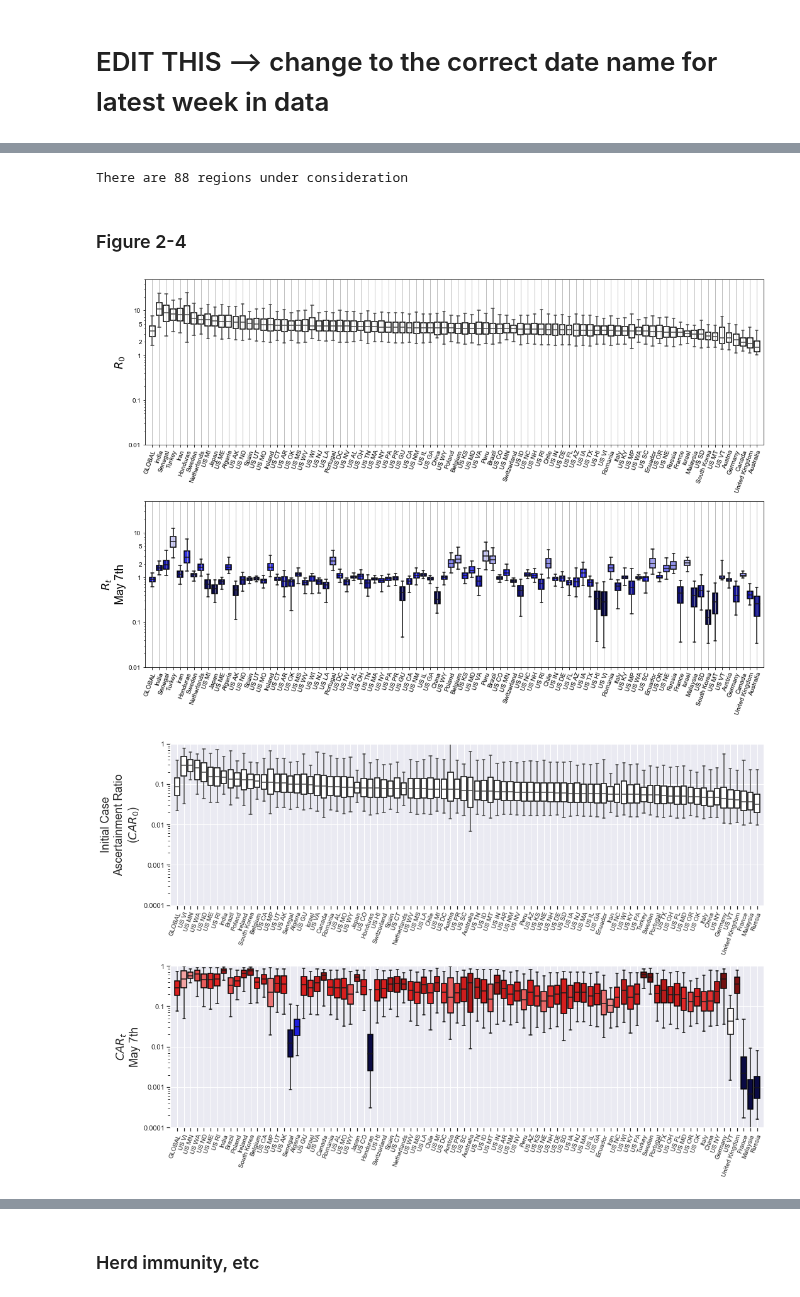
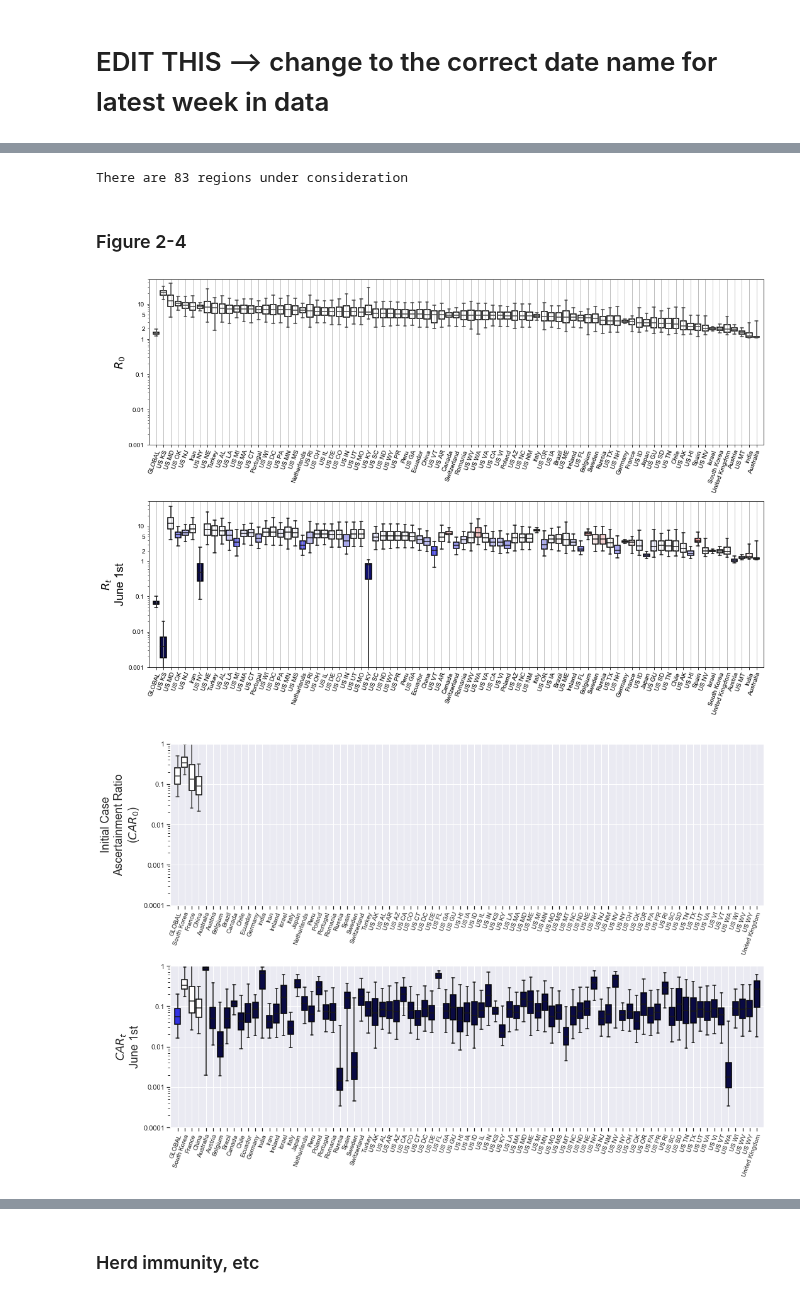
Before and after one commit to ccc1685/covid-19, a Jupyter notebook: notebooks/model_reports/barplots.ipynb, the cells around one changed output, grey strips where cells are left out. Cells and saved outputs as stored; diff of their text form; code cells hidden in the pictures.

```diff
--- a/notebooks/model_reports/barplots.ipynb
+++ b/notebooks/model_reports/barplots.ipynb
@@ -20,7 +20,7 @@ import seaborn as sns
 # from matplotlib import rcParams
 # rc('font', **font)
 # %%
-table_path = Path('../../results/fittables')
+table_path = Path('/Users/aavattikutis/Documents/epidemicmodel/cccruns/fits/tables-fit14/')
 product_path = Path('../../results')
 # %%
 # Fix region names, remove underscore
@@ -52,12 +52,12 @@ rois.remove('AA Global')
 # Add column for May 7th
 #REPLACE May 7th WITH DATE FOR LATEST WEEK
 
-def add_may_7th(df, stats):
+def add_latestwk(df, stats):
     for stat in stats:
-        df['%s (May 7th)' % stat] = df.filter(regex=("%s \(w.*" % stat)).apply(lambda x: x.dropna().get(-1, None), axis=1)
+        df['%s (June 1st)' % stat] = df.filter(regex=("%s \(w.*" % stat)).apply(lambda x: x.dropna().get(-1, None), axis=1)
     return df
 
-df = add_may_7th(df, ['Rt', 'car', 'ifr'])
+df = add_latestwk(df, ['Rt', 'car', 'ifr'])
 # %%
 df = df.set_index(['roi', 'quantile']).sort_index()
 # %%
@@ -144,7 +144,7 @@ roi_us = np.sort([i for i in rois if i[:2]=='US'])
 # roi_other = np.sort([i for i in rois if i[:2]!='US'])
 top25 = pd.read_csv(product_path / "top25.csv", index_col=0, header=None).index
 top25 = top25.map(fix_region_name)
-roi_other = sorted(list(top25) + ['China','Australia','Canada','Senegal','Malaysia','Honduras','Algeria'])
+roi_other = sorted(list(top25) + ['China','Australia','Canada'])#,'Senegal','Malaysia','Honduras','Algeria'])
 rois = ['GLOBAL']+ list(roi_other) + list(roi_us)
 rois.remove('US')
 # rois.remove('AA Global')
@@ -152,7 +152,7 @@ rois.remove('US')
 df_top = df.loc[rois]
 print("There are %d regions under consideration" % len(rois))
 # %% [output]
-There are 88 regions under consideration
+There are 83 regions under consideration
 # %% [markdown]
 ### Figure 2-4
 # %%
@@ -208,29 +208,29 @@ def box_vs_roi(df, stat, labl, sort=True, low=0.12, high=22, palette=None, ax=No
     return list(clean.index)
 # %%
 fig, ax = plt.subplots(2, 1, figsize=(15, 10))
-rois = box_vs_roi(df_top, 'R0', '$R_0$', ax=ax[0], low=1e-2, high=0.5e2);
+rois = box_vs_roi(df_top, 'R0', '$R_0$', ax=ax[0], low=1e-3, high=0.5e2);
 ax[0].xaxis.grid(True)
-box_vs_roi(df_top, 'Rt (May 7th)', '$R_t$\nMay 7th', low=1e-2, high=0.5e2, ax=ax[1], subtract='R0', sort=rois);
+box_vs_roi(df_top, 'Rt (June 1st)', '$R_t$\nJune 1st', low=1e-3, high=0.5e2, ax=ax[1], subtract='R0', sort=rois);
 ax[1].xaxis.grid(True)
 
 plt.tight_layout()
 
 plt.savefig(product_path / 'Fig2_Rt.png', dpi=400)
 # %% [output]
-[figure, old version]
+[figure, new version]
 # %%
 fig, ax = plt.subplots(2, 1, figsize=(15, 10))
 rois = box_vs_roi(df_top, 'car (week 0)', 'Initial Case\nAscertainment Ratio\n($CAR_0$)',
                   ax=ax[0], low=1e-4, high=1,);
 ax[0].xaxis.grid(True)
 
-box_vs_roi(df_top, 'car (May 7th)', '$CAR_t$\nMay 7th', low=1e-4, high=1,
+box_vs_roi(df_top, 'car (June 1st)', '$CAR_t$\nJune 1st', low=1e-4, high=1,
            ax=ax[1], subtract='car (week 0)', sort=rois);
 ax[1].xaxis.grid(True)
 plt.tight_layout()
 plt.savefig(product_path / 'Fig4_cart.png', dpi=400)
 # %% [output]
-[figure, old version]
+[figure, new version]
 # %%
 fig, ax = plt.subplots(2, 1, figsize=(15, 10))
 rois = box_vs_roi(df_top, 'ifr (week 0)', 'Initial Infection\nFatality Rate\n($IFR_0$)',
```
Also changed, not shown: parts of 4 cells of this notebook, 3 other files.
